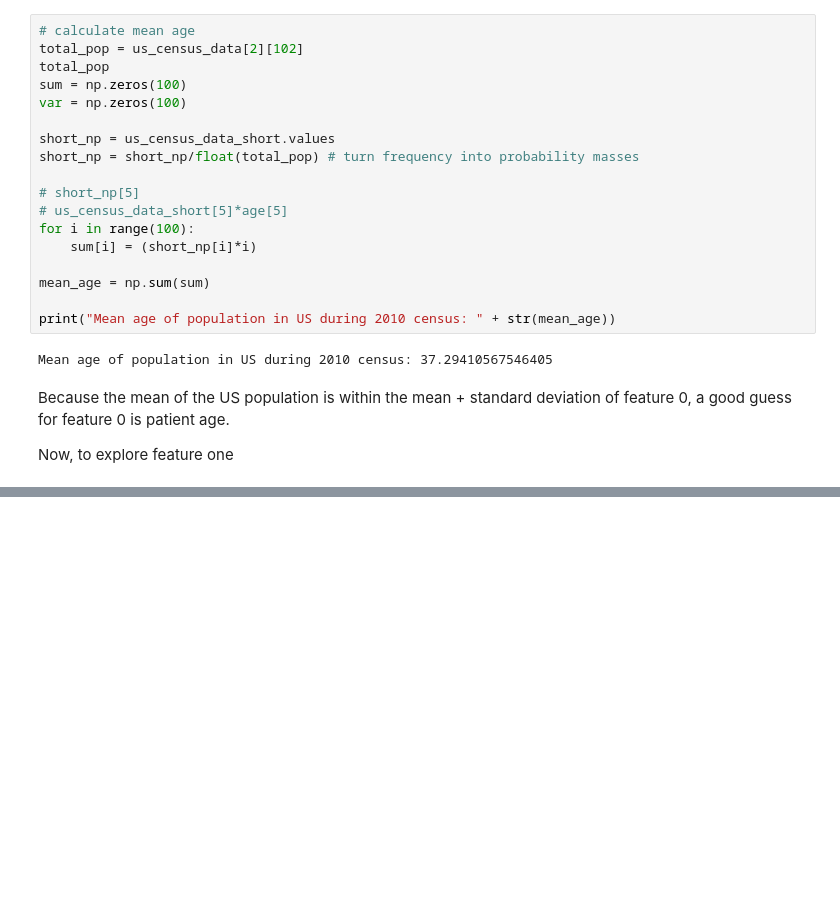
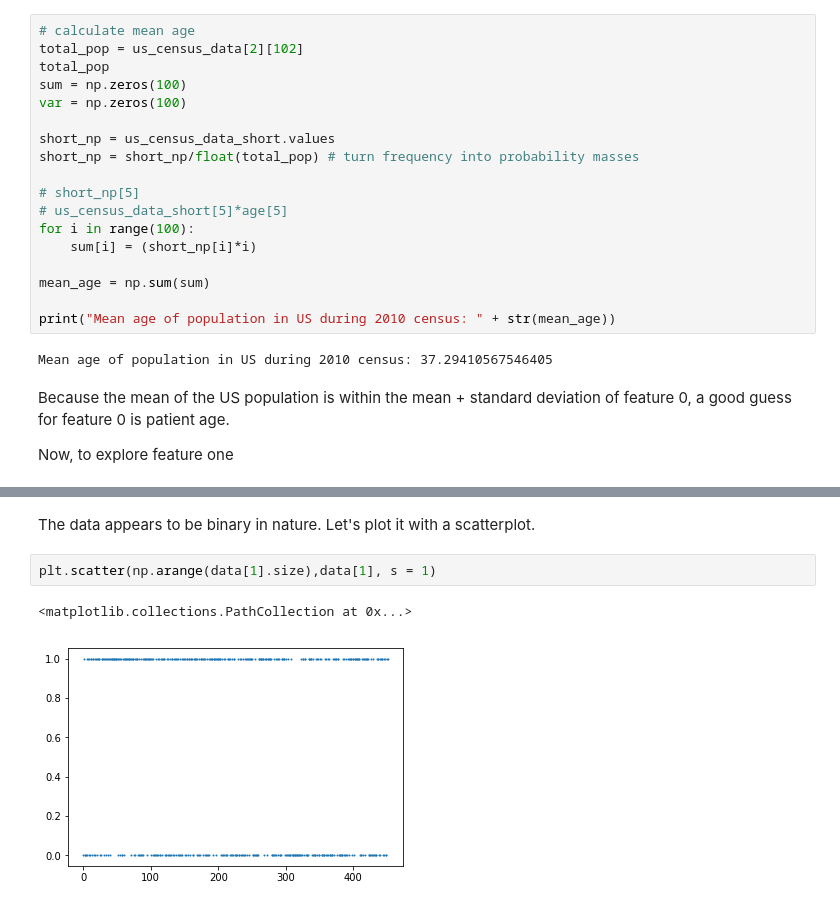
Before and after one commit to danieldiamont/DataScienceLab, a Jupyter notebook: Lab_1_dd28977.ipynb, the cells around one changed output, grey strips where cells are left out. Cells and saved outputs as stored; diff of their text form; blank space fills up the shorter version.

```diff
--- a/Lab_1_dd28977.ipynb
+++ b/Lab_1_dd28977.ipynb
@@ -277,0 +289,7 @@ Now, to explore feature one
+# %% [markdown]
+The data appears to be binary in nature. Let's plot it with a scatterplot.
+# %%
+plt.scatter(np.arange(data[1].size),data[1], s = 1)
+# %% [output]
+<matplotlib.collections.PathCollection at 0x...>
+[figure, added]
```
Also changed, not shown: parts of 30 cells of this notebook.
